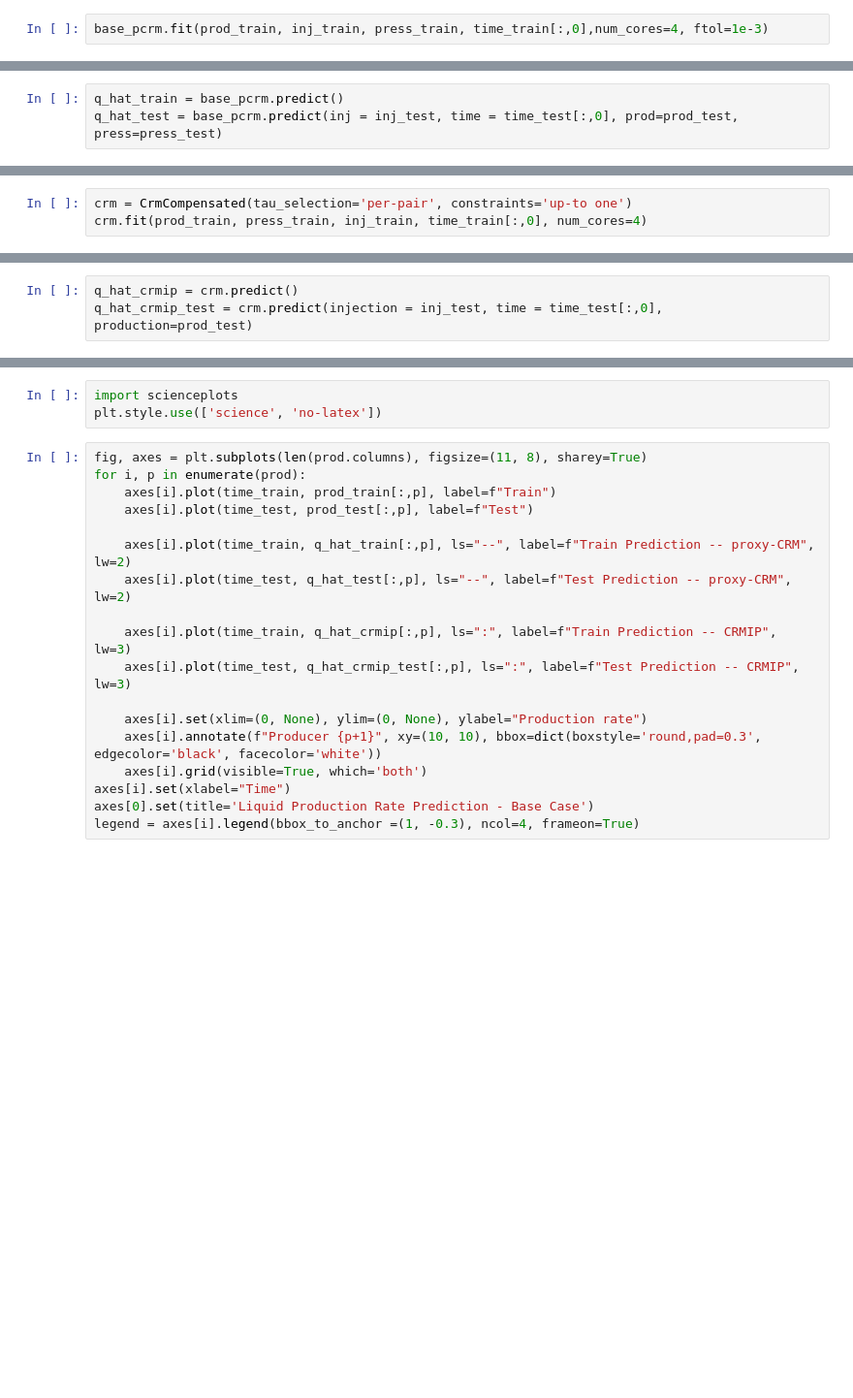
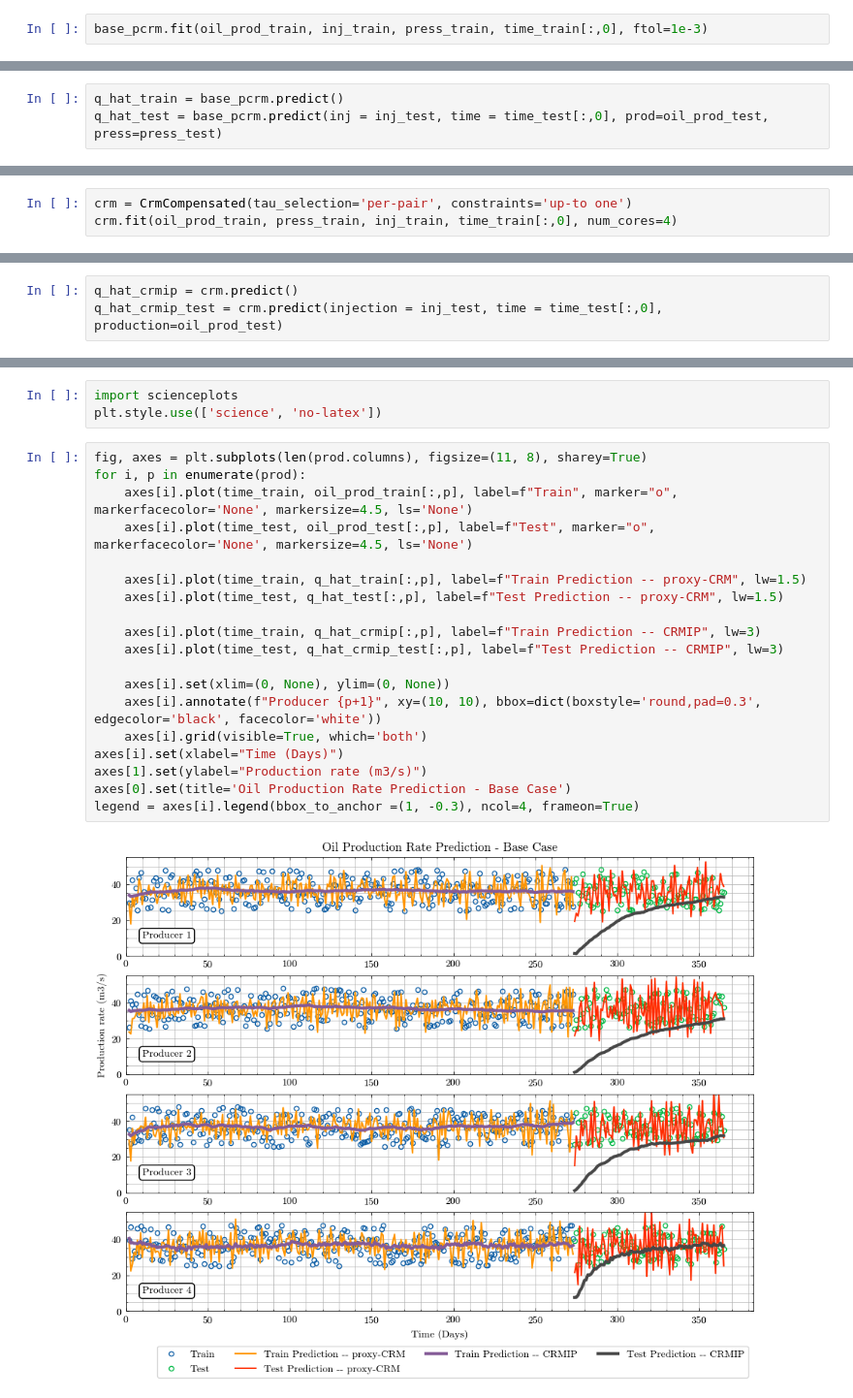
Before and after one commit to leleony/proxy-crm, a Jupyter notebook: main/exampleCase.ipynb, the cells around one changed output, grey strips where cells are left out. Shown at 97% size. Cells and saved outputs as stored; diff of their text form; blank space fills up the shorter version.

Commit message:
Modifications on: - exampleCase.ipynb - unisimCase.ipynb - proxy_crm_modules.py - requirements.yml

```diff
--- a/main/exampleCase.ipynb
+++ b/main/exampleCase.ipynb
@@ -83,5 +86,5 @@ press_shut_in2_test = pressure_shut_in2.values[train_size:]
 # %%
 base_pcrm = pCRM.proxyCRM()
 # %%
-base_pcrm.fit(prod_train, inj_train, press_train, time_train[:,0],num_cores=4, ftol=1e-3)
+base_pcrm.fit(oil_prod_train, inj_train, press_train, time_train[:,0], ftol=1e-3)
 # %% [output]
@@ -110,3 +109,3 @@ prod index: [0.4036587  0.49124717 0.47077892 0.5340831 ]
 # %%
 q_hat_train = base_pcrm.predict()
-q_hat_test = base_pcrm.predict(inj = inj_test, time = time_test[:,0], prod=prod_test, press=press_test)
+q_hat_test = base_pcrm.predict(inj = inj_test, time = time_test[:,0], prod=oil_prod_test, press=press_test)
@@ -221,11 +176,11 @@ q_hat_sh2_train = shut_in2_test.predict()
 PYWATERFLOOD TEST
 # %%
 crm = CrmCompensated(tau_selection='per-pair', constraints='up-to one')
-crm.fit(prod_train, press_train, inj_train, time_train[:,0], num_cores=4)
+crm.fit(oil_prod_train, press_train, inj_train, time_train[:,0], num_cores=4)
 # %% [output]
 <pywaterflood.crm.CrmCompensated at 0x...>
 # %%
 q_hat_crmip = crm.predict()
-q_hat_crmip_test = crm.predict(injection = inj_test, time = time_test[:,0], production=prod_test)
+q_hat_crmip_test = crm.predict(injection = inj_test, time = time_test[:,0], production=oil_prod_test)
 # %%
 crm_sh1 = CrmCompensated(tau_selection='per-pair', constraints='up-to one')
@@ -258,21 +207,24 @@ plt.style.use(['science', 'no-latex'])
 # %%
 fig, axes = plt.subplots(len(prod.columns), figsize=(11, 8), sharey=True)
 for i, p in enumerate(prod):
-    axes[i].plot(time_train, prod_train[:,p], label=f"Train")
-    axes[i].plot(time_test, prod_test[:,p], label=f"Test")
+    axes[i].plot(time_train, oil_prod_train[:,p], label=f"Train", marker="o", markerfacecolor='None', markersize=4.5, ls='None')
+    axes[i].plot(time_test, oil_prod_test[:,p], label=f"Test", marker="o", markerfacecolor='None', markersize=4.5, ls='None')
 
-    axes[i].plot(time_train, q_hat_train[:,p], ls="--", label=f"Train Prediction -- proxy-CRM", lw=2)
-    axes[i].plot(time_test, q_hat_test[:,p], ls="--", label=f"Test Prediction -- proxy-CRM", lw=2)
+    axes[i].plot(time_train, q_hat_train[:,p], label=f"Train Prediction -- proxy-CRM", lw=1.5)
+    axes[i].plot(time_test, q_hat_test[:,p], label=f"Test Prediction -- proxy-CRM", lw=1.5)
 
-    axes[i].plot(time_train, q_hat_crmip[:,p], ls=":", label=f"Train Prediction -- CRMIP", lw=3)
-    axes[i].plot(time_test, q_hat_crmip_test[:,p], ls=":", label=f"Test Prediction -- CRMIP", lw=3)
+    axes[i].plot(time_train, q_hat_crmip[:,p], label=f"Train Prediction -- CRMIP", lw=3)
+    axes[i].plot(time_test, q_hat_crmip_test[:,p], label=f"Test Prediction -- CRMIP", lw=3)
 
-    axes[i].set(xlim=(0, None), ylim=(0, None), ylabel="Production rate")
+    axes[i].set(xlim=(0, None), ylim=(0, None))
     axes[i].annotate(f"Producer {p+1}", xy=(10, 10), bbox=dict(boxstyle='round,pad=0.3', edgecolor='black', facecolor='white'))
     axes[i].grid(visible=True, which='both')
-axes[i].set(xlabel="Time")
-axes[0].set(title='Liquid Production Rate Prediction - Base Case')
+axes[i].set(xlabel="Time (Days)")
+axes[1].set(ylabel="Production rate (m3/s)")
+axes[0].set(title='Oil Production Rate Prediction - Base Case')
 legend = axes[i].legend(bbox_to_anchor =(1, -0.3), ncol=4, frameon=True)
+# %% [output]
+[figure, added]
 # %%
 fig, axes = plt.subplots(len(prod.columns), figsize=(11, 8), sharex=True)
 
```
Also changed, not shown: parts of 28 cells of this notebook, 5 other files.
